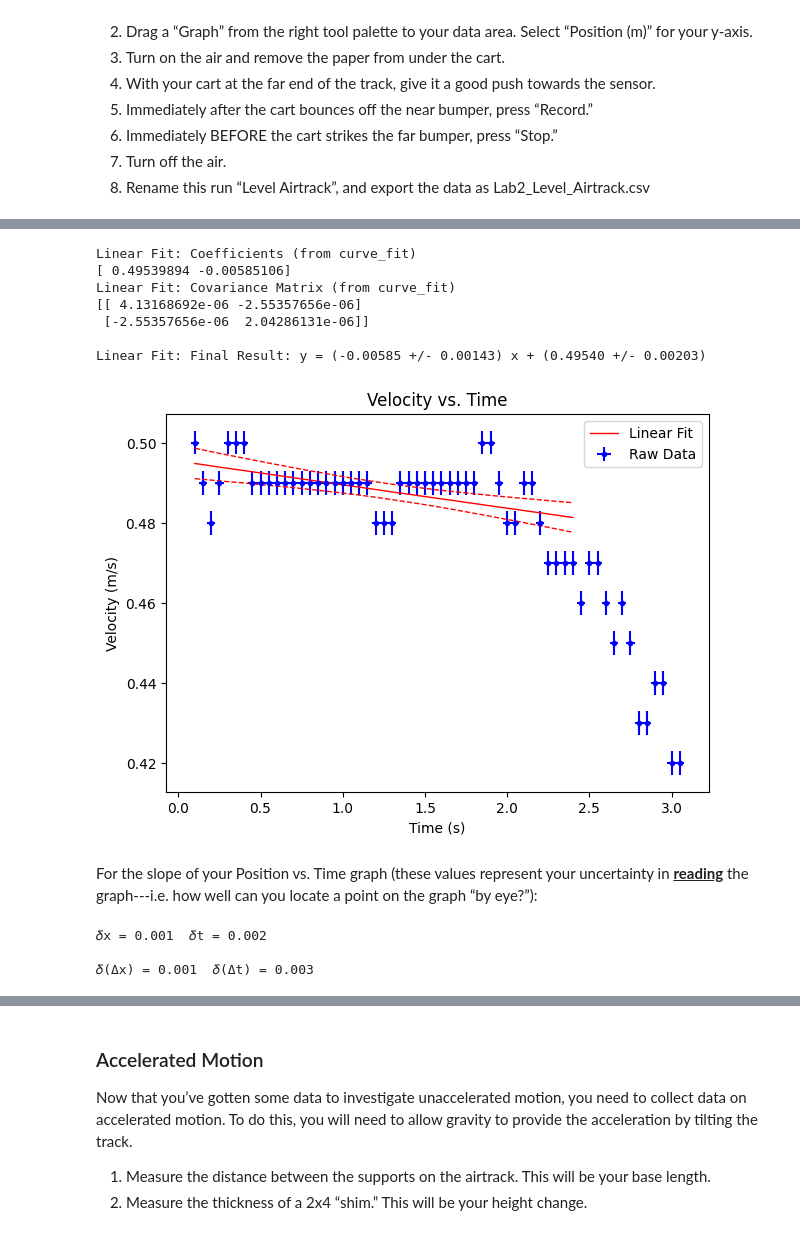
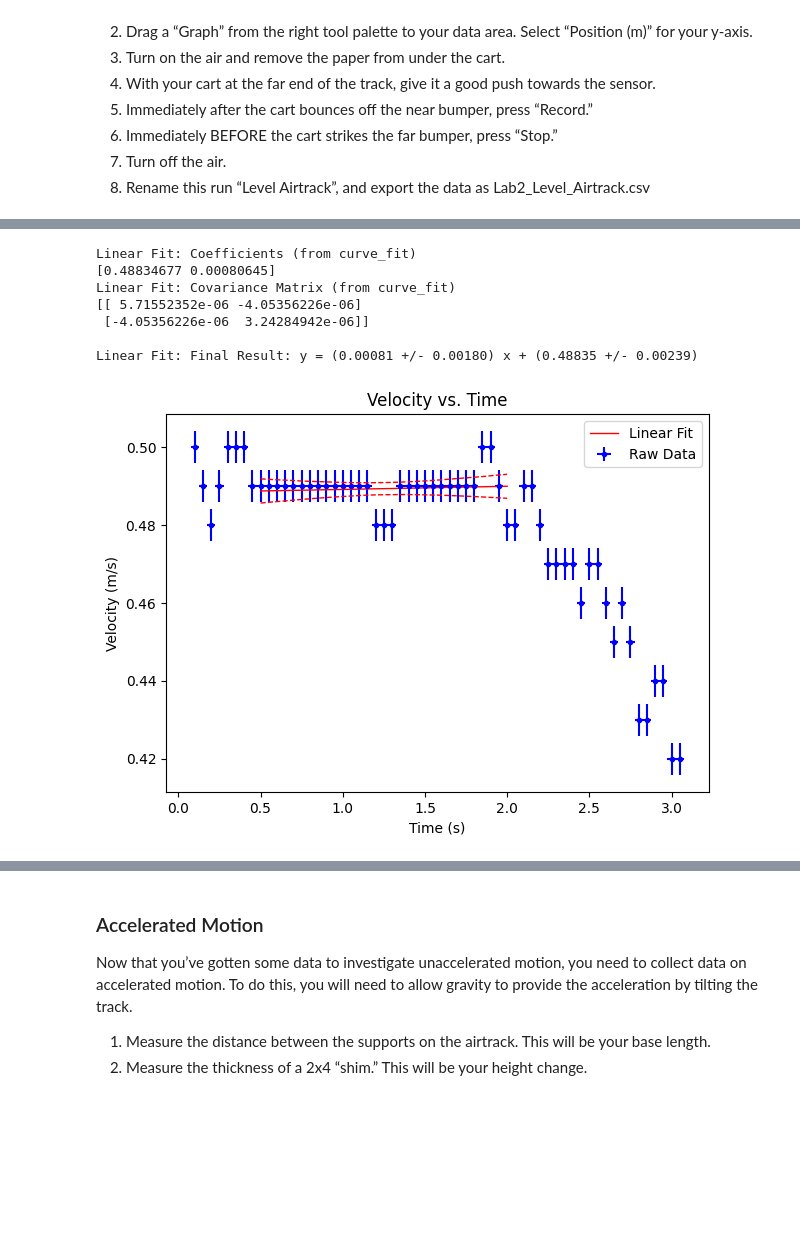
Before and after one commit to nmack21/PhysicsLabs, a Jupyter notebook: PHYS201/Lab2.ipynb, the cells around one changed output, grey strips where cells are left out. Cells and saved outputs as stored; diff of their text form; code cells hidden in the pictures; blank space fills up the shorter version.

```diff
--- a/PHYS201/Lab2.ipynb
+++ b/PHYS201/Lab2.ipynb
@@ -251,8 +253,9 @@ import ipywidgets as widgets
 #### Enter Raw Data Here!!!!!!!!!!!!!
 
 Delta_x = 7.223E-5
+delta_Delta_x = np.sqrt(2)*Delta_x # From Equation 4
 
 ###########################################
-
-print("𝛿x =", Delta_x)
+print("Δx =", Delta_x)
+print("𝛿(Δx) =", delta_Delta_x)
 # %% [output]
@@ -264,10 +268,12 @@ What is the difference in time between two $successive$ data points? (You can ei
 
 #### Enter Raw Data Here!!!!!!!!!!!!!! ####
 
-Delta_t = 0.05/2.0
+Delta_t = 0.025
+delta_Delta_t = np.sqrt(2)*Delta_t # From Equation 5
 
 ###########################################
 
 print("Δt =", Delta_t)
+print("𝛿(Δt) =", delta_Delta_t)
 # %% [output]
 Δt = 0.025
@@ -352,8 +359,6 @@ Linear Fit: Final Result: y = (0.48499 +/- 0.00049) x + (0.30872 +/- 0.00079)
 
 # Remove NaN entries from dataframe
 df = df.dropna()
-
-Delta_v = Delta_x/Delta_t
 
 # Defines the x and y values
 time = df.filter(['Time (s) Run #1'], axis=1).dropna()
@@ -361,58 +366,38 @@ position = df.filter(['Velocity (m/s) Run #1'], axis=1).dropna()
 
 fig=plt.figure(figsize=(7,5), dpi= 100, facecolor='w', edgecolor='k')
 
 # Gets the data values for x and y
 x_data = time.values.reshape(-1, 1)
 y_data = position.values.reshape(-1, 1)
 xi = df['Time (s) Run #1'].to_numpy()
 yi = df['Velocity (m/s) Run #1'].to_numpy()
 
+Delta_v = delta_Delta_x/Delta_t
+
 # Creates the base plot with titles
 # df.plot(x='Time (s)', y='Position (m)', kind ='scatter')
 plt.errorbar(x_data,y_data,Delta_v,Delta_t,'b.',label='Raw Data')
 plt.ylabel('Velocity (m/s)')
 plt.xlabel('Time (s)')
 plt.title('Velocity vs. Time')
 
 # Takes the x and y values to make a trendline
 #intercept, slope = linear_fit_plot(x_data,y_data)
-intercept, slope, dintercept, dslope = linear_fit_plot_errors(xi,yi,0.0,2.4)
+intercept2, slope2, dintercept2, dslope2 = linear_fit_plot_errors(xi,yi,0.5,2.0)
 
 # Adds the legend to the plot
 plt.legend()
 
 # Displays the plot
 plt.show()
 
 print("")
 # %% [output]
 Linear Fit: Coefficients (from curve_fit)
-[ 0.49539894 -0.00585106]
+[0.48834677 0.00080645]
 Linear Fit: Covariance Matrix (from curve_fit)
-[[ 4.13168692e-06 -2.55357656e-06]
- [-2.55357656e-06  2.04286131e-06]]
+[[ 5.71552352e-06 -4.05356226e-06]
+ [-4.05356226e-06  3.24284942e-06]]
 
-Linear Fit: Final Result: y = (-0.00585 +/- 0.00143) x + (0.49540 +/- 0.00203)
+Linear Fit: Final Result: y = (0.00081 +/- 0.00180) x + (0.48835 +/- 0.00239)
-[figure, old version]
+[figure, new version]
-# %% [markdown]
-For the slope of your Position vs. Time graph (these values represent your uncertainty in <u>**reading**</u> the graph---i.e. how well can you locate a point on the graph “by eye?”):
-# %%
-# Raw Data 3
-
-#### Enter Raw Data Here!!!!!!!!!!!!!! ####
-
-uncertainty_x = 0.001
-uncertainty_t = 0.002
-
-uncertainty_Delta_x = 0.001
-uncertainty_Delta_t = 0.003
-
-###########################################
-
-print("𝛿x =", uncertainty_x, " 𝛿t =", uncertainty_t)
-print("")
-print("𝛿(Δx) =", uncertainty_Delta_x, " 𝛿(Δt) =", uncertainty_Delta_t)
-# %% [output]
-𝛿x = 0.001  𝛿t = 0.002
-
-𝛿(Δx) = 0.001  𝛿(Δt) = 0.003
```
Also changed, not shown: parts of 18 cells of this notebook.
